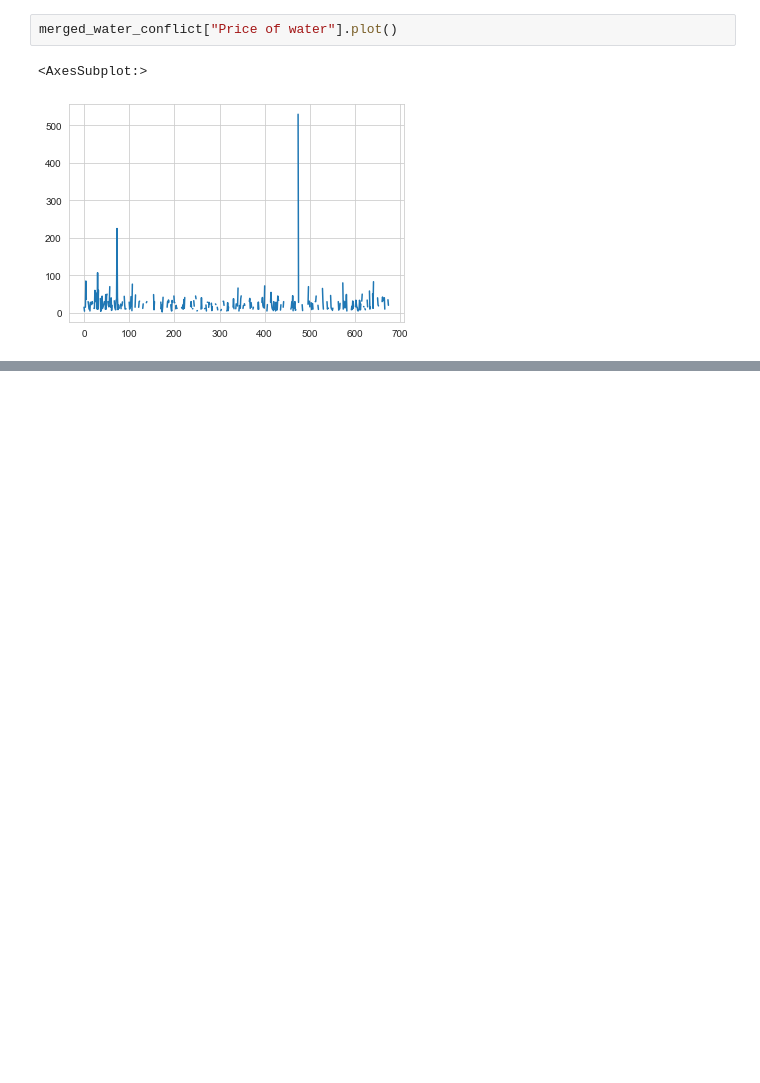
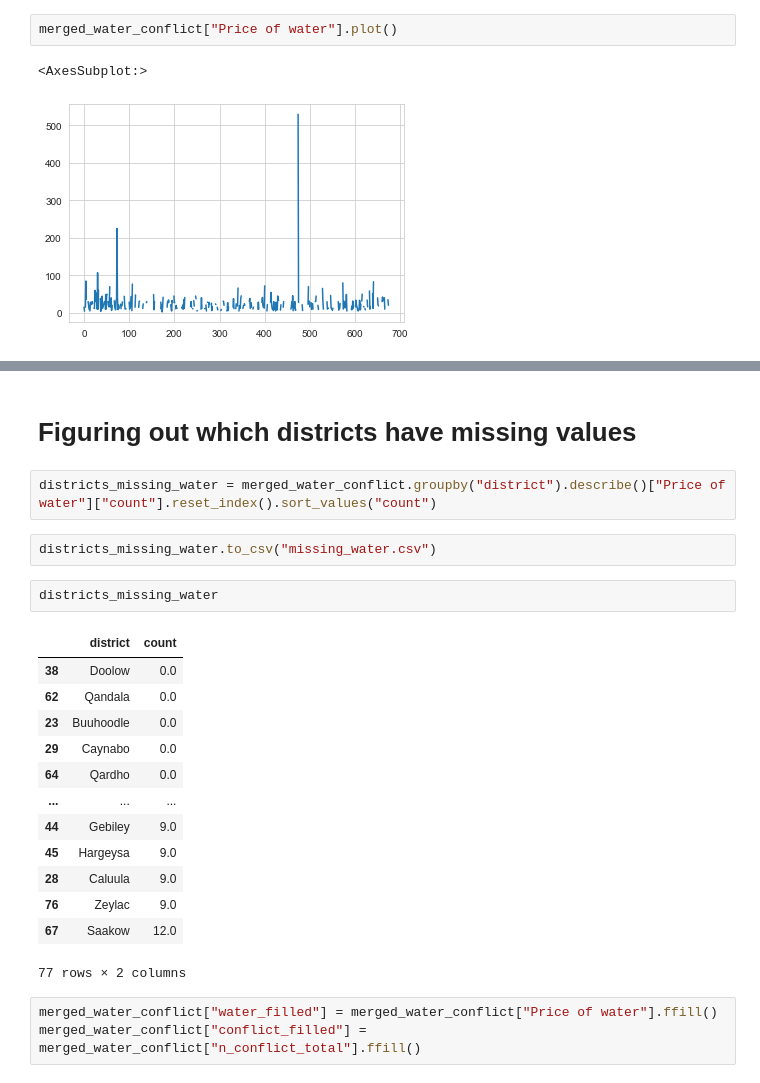
Before and after one commit to LeanderHuyghe/Wasting_Prediction, a Jupyter notebook: Imputation.ipynb, the cells around one changed output, grey strips where cells are left out. Drawn from its saved outputs; the diff is of its cells as text; blank space fills up the shorter version.

```diff
--- a/Imputation.ipynb
+++ b/Imputation.ipynb
@@ -106,0 +120,25 @@ for ax, d in zip(axs.ravel(), data):
+# %% [markdown]
+# Figuring out which districts have missing values
+# %%
+districts_missing_water = merged_water_conflict.groupby("district").describe()["Price of water"]["count"].reset_index().sort_values("count")
+# %%
+districts_missing_water.to_csv("missing_water.csv")
+# %%
+districts_missing_water
+# %% [output]
+|  | district | count |
+| 38 | Doolow | 0.0 |
+| 62 | Qandala | 0.0 |
+| 23 | Buuhoodle | 0.0 |
+| 29 | Caynabo | 0.0 |
+| 64 | Qardho | 0.0 |
+| ... | ... | ... |
+| 44 | Gebiley | 9.0 |
+| 45 | Hargeysa | 9.0 |
+| 28 | Caluula | 9.0 |
+| 76 | Zeylac | 9.0 |
+| 67 | Saakow | 12.0 |
+77 rows × 2 columns
+# %%
+merged_water_conflict["water_filled"] = merged_water_conflict["Price of water"].ffill()
+merged_water_conflict["conflict_filled"] = merged_water_conflict["n_conflict_total"].ffill()
```
Also changed, not shown: parts of 4 cells of this notebook.
